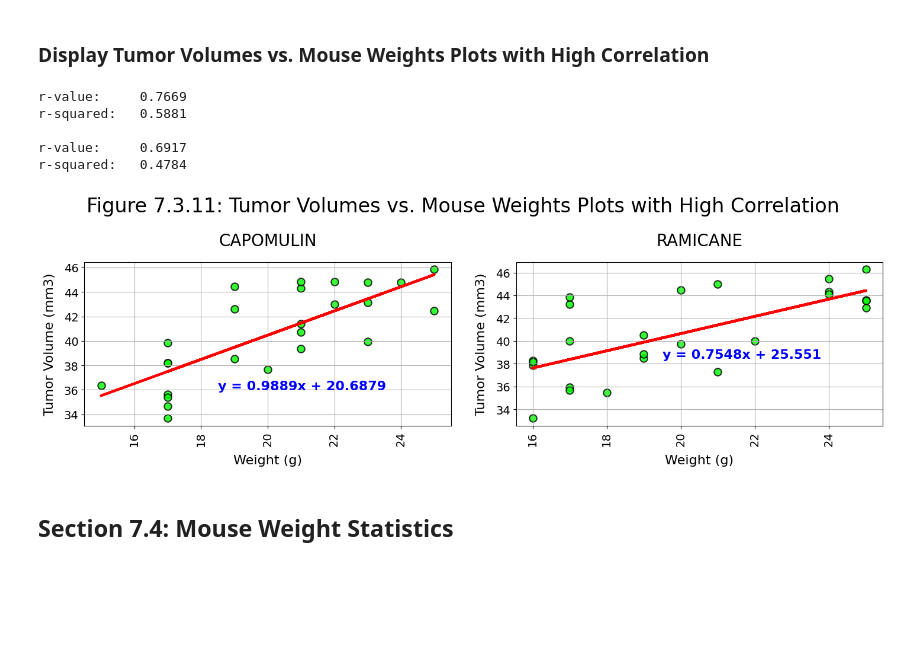
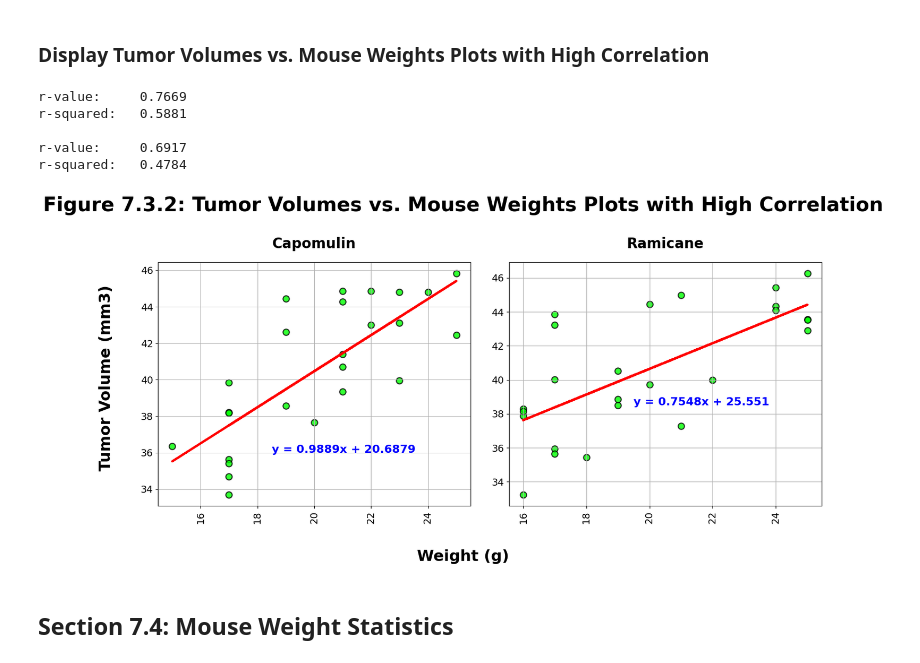
Before and after one commit to njgeorge000158/Pharmaceutical-Animal-Study-Analysis-with-Matplotlib, a Jupyter notebook: pymaceuticals.ipynb, the cells around one changed output. Saved outputs shown, nothing was run; the diff lists cells and outputs as text; code cells hidden in the pictures; blank space fills up the shorter version.

```diff
--- a/pymaceuticals.ipynb
+++ b/pymaceuticals.ipynb
@@ -1477,7 +1455,0 @@ r-squared:   0.0000
-# %%
-matplotlibx.set_regr_eqn_coords(19.5, 38.5)
-
-matplotlibx.scatterplot_chart \
-    ([ramicane_median_wgt_per_mouse_series,
-      ramicane_median_tumor_vol_per_mouse_series],
-     'Graph 7.3.8: Tumor Volumes vs. Mouse Weights With Regression (Ramicane)')
@@ -1490,7 +1455,0 @@ r-squared:   0.4784
-# %%
-matplotlibx.set_regr_eqn_coords(25.5, 49.5)
-
-matplotlibx.scatterplot_chart \
-    ([stelasyn_median_wgt_per_mouse_series,
-      stelasyn_median_tumor_vol_per_mouse_series],
-     'Graph 7.3.9: Tumor Volumes vs. Mouse Weights With Regression (Stelasyn)')
@@ -1503,7 +1455,0 @@ r-squared:   0.0039
-# %%
-matplotlibx.set_regr_eqn_coords(25.25, 50.75)
-
-matplotlibx.scatterplot_chart \
-    ([zoniferol_median_wgt_per_mouse_series,
-      zoniferol_median_tumor_vol_per_mouse_series],
-     'Graph 7.3.10: Tumor Volumes vs. Mouse Weights With Regression (Zoniferol)')
@@ -1522,7 +1479,7 @@ y_list \
     = [capomulin_median_tumor_vol_per_mouse_series,
        ramicane_median_tumor_vol_per_mouse_series]
 
-title_array = np.array(['CAPOMULIN', 'RAMICANE'], dtype = str)
+title_array = np.array(['Capomulin', 'Ramicane'], dtype = str)
 
 degree_array = np.array([1] * 2, dtype = int)
 
@@ -1530,32 +1487,29 @@ eqn_x_coord_flt_list = [18.5, 19.5]
 
 eqn_y_coord_flt_list = [36.0, 38.5]
 # %%
-params_dict = matplotlibx.get_scatterplot_multichart_dict()
+matplotlibx.set_scatterplot_multichart_fig_dims(15.0, 8.0)
 
-params_dict['suptitle']['fontproperties']['size'] = 24.0
-
-params_dict['suptitle']['y'] = 0.9
-
-matplotlibx.set_scatterplot_multichart_dict(params_dict)
-
+matplotlibx.set_scatterplot_multichart_suptitle_xycoords(0.5, 0.95)
 
 matplotlibx.set_scatterplot_chart_title(title_array)
 
 matplotlibx.set_regr_degree(degree_array)
 
 matplotlibx.set_regr_eqn_coords(eqn_x_coord_flt_list, eqn_y_coord_flt_list)
 
+matplotlibx.set_rvalues_display(True)
+
 
 matplotlibx.scatterplot_multichart \
     ([x_list, y_list],
-     'Figure 7.3.11: Tumor Volumes vs. Mouse Weights Plots with High Correlation')
+     'Figure 7.3.2: Tumor Volumes vs. Mouse Weights Plots with High Correlation')
 # %% [output]
 r-value:     0.7669
 r-squared:   0.5881
 
 r-value:     0.6917
 r-squared:   0.4784
-[figure, old version]
+[figure, new version]
 # %% [markdown]
 ## **Section 7.4: Mouse Weight Statistics**
 # %% [markdown]
```
Also changed, not shown: parts of 123 cells of this notebook, 2 other files.
